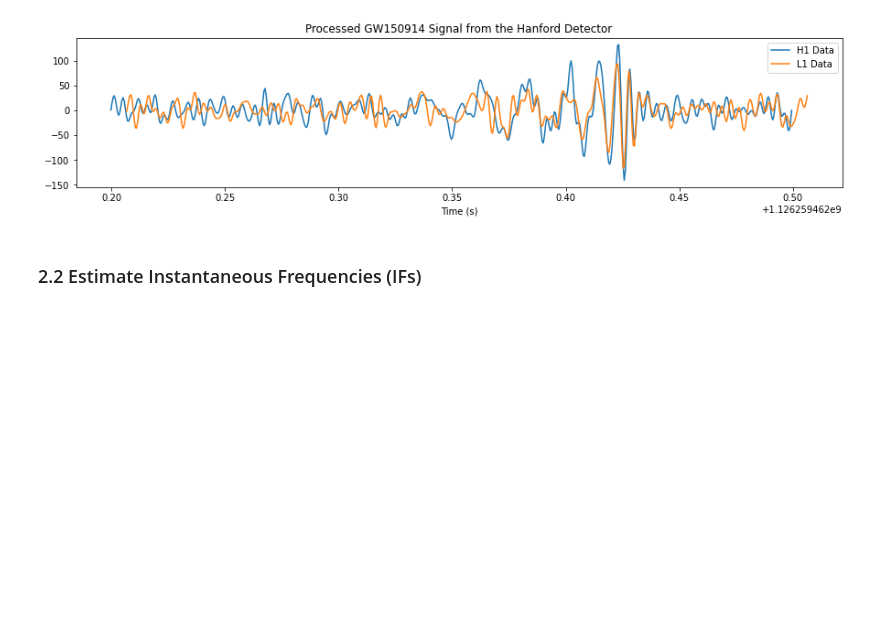
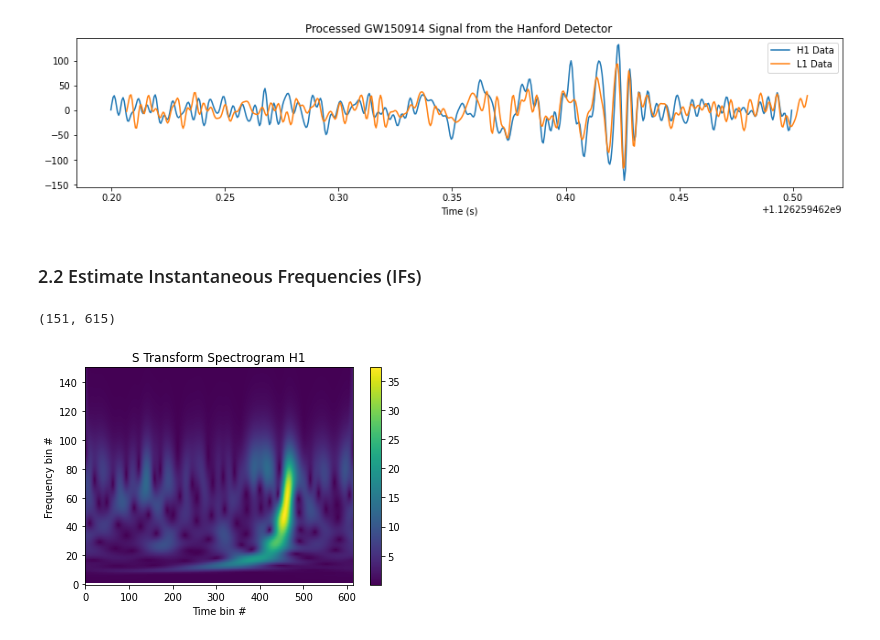
Before and after one commit to xli2522/simple-BBH-waveform, a Jupyter notebook: simple_BBH_waveform.ipynb, the cells around one changed output. Drawn from its saved outputs; the diff is of its cells as text; code cells hidden in the pictures; blank space fills up the shorter version.

```diff
--- a/simple_BBH_waveform.ipynb
+++ b/simple_BBH_waveform.ipynb
@@ -136,0 +139,14 @@ pylab.show()
+# %%
+import TFchirp
+spectrogramh = abs(TFchirp.sTransform(white_hdata, sample_rate=2048))
+print(spectrogramh.shape)
+
+plt.imshow(spectrogramh, origin='lower', aspect='auto')
+plt.title('S Transform Spectrogram H1')
+plt.xlabel('Time bin #')
+plt.ylabel('Frequency bin #')
+plt.colorbar()
+plt.show()
+# %% [output]
+(151, 615)
+[figure, added]
```
Also changed, not shown: parts of 8 cells of this notebook.
